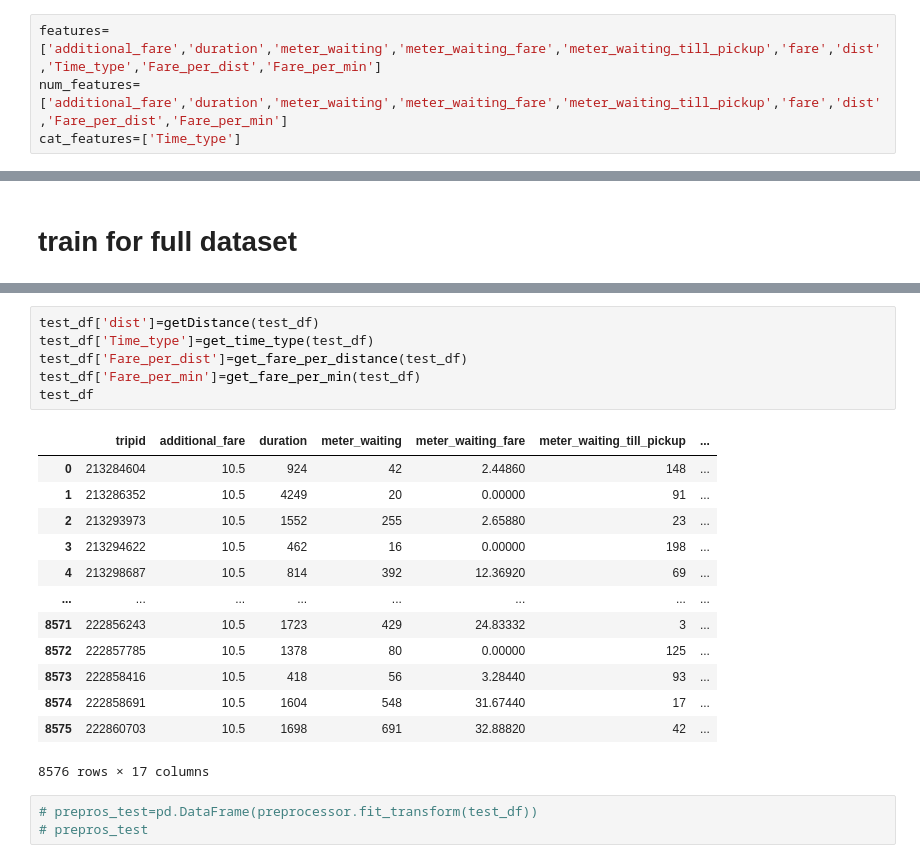
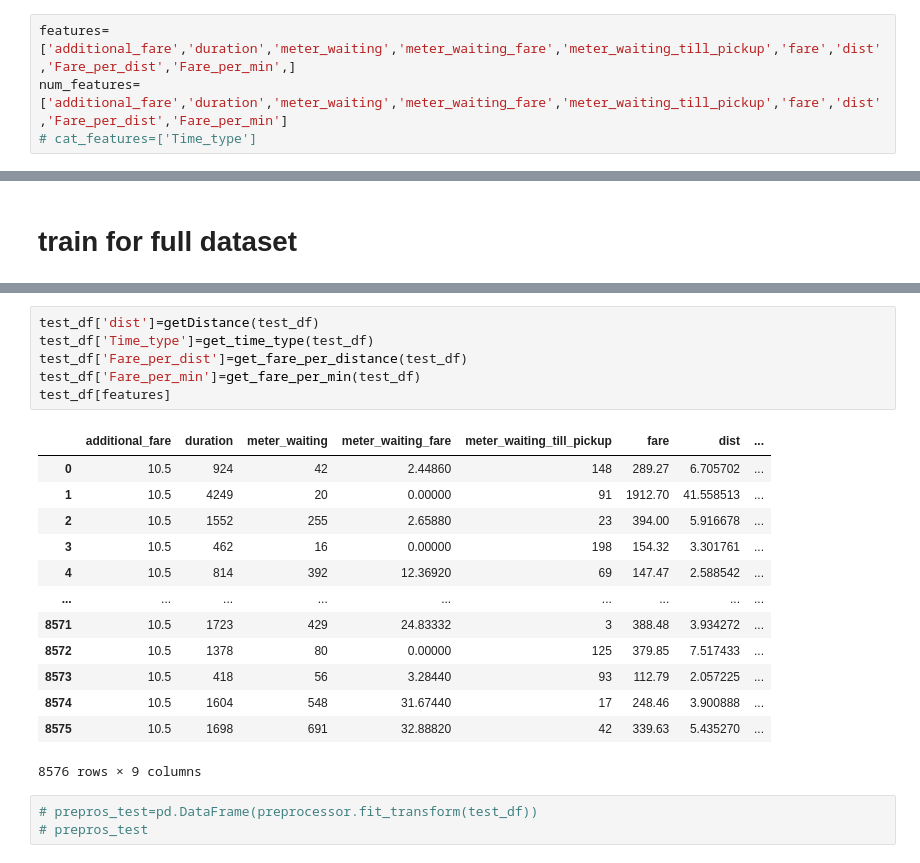
Before and after one commit to Dhananjana97/ML-Ride-Fair, a Jupyter notebook: fare_per_dist,time_type.ipynb, the cells around one changed output, grey strips where cells are left out. Cells and saved outputs as stored; diff of their text form.

```diff
--- a/fare_per_dist,time_type.ipynb
+++ b/fare_per_dist,time_type.ipynb
@@ -371,9 +371,9 @@ features_df
 # %% [markdown]
 # Define featues
 # %%
-features=['additional_fare','duration','meter_waiting','meter_waiting_fare','meter_waiting_till_pickup','fare','dist','Time_type','Fare_per_dist','Fare_per_min']
+features=['additional_fare','duration','meter_waiting','meter_waiting_fare','meter_waiting_till_pickup','fare','dist','Fare_per_dist','Fare_per_min',]
 num_features=['additional_fare','duration','meter_waiting','meter_waiting_fare','meter_waiting_till_pickup','fare','dist','Fare_per_dist','Fare_per_min']
-cat_features=['Time_type']
+# cat_features=['Time_type']
 # %%
 final_features_df=features_df[features]
 final_features_df
@@ -601,23 +654,23 @@ features
 # %%
 test_df['dist']=getDistance(test_df)
 test_df['Time_type']=get_time_type(test_df)
 test_df['Fare_per_dist']=get_fare_per_distance(test_df)
 test_df['Fare_per_min']=get_fare_per_min(test_df)
-test_df
+test_df[features]
 # %% [output]
-|  | tripid | additional_fare | duration | meter_waiting | meter_waiting_fare | meter_waiting_till_pickup | ... |
-| 0 | 213284604 | 10.5 | 924 | 42 | 2.44860 | 148 | ... |
-| 1 | 213286352 | 10.5 | 4249 | 20 | 0.00000 | 91 | ... |
-| 2 | 213293973 | 10.5 | 1552 | 255 | 2.65880 | 23 | ... |
-| 3 | 213294622 | 10.5 | 462 | 16 | 0.00000 | 198 | ... |
-| 4 | 213298687 | 10.5 | 814 | 392 | 12.36920 | 69 | ... |
-| ... | ... | ... | ... | ... | ... | ... | ... |
-| 8571 | 222856243 | 10.5 | 1723 | 429 | 24.83332 | 3 | ... |
-| 8572 | 222857785 | 10.5 | 1378 | 80 | 0.00000 | 125 | ... |
-| 8573 | 222858416 | 10.5 | 418 | 56 | 3.28440 | 93 | ... |
-| 8574 | 222858691 | 10.5 | 1604 | 548 | 31.67440 | 17 | ... |
-| 8575 | 222860703 | 10.5 | 1698 | 691 | 32.88820 | 42 | ... |
+|  | additional_fare | duration | meter_waiting | meter_waiting_fare | meter_waiting_till_pickup | fare | dist | ... |
+| 0 | 10.5 | 924 | 42 | 2.44860 | 148 | 289.27 | 6.705702 | ... |
+| 1 | 10.5 | 4249 | 20 | 0.00000 | 91 | 1912.70 | 41.558513 | ... |
+| 2 | 10.5 | 1552 | 255 | 2.65880 | 23 | 394.00 | 5.916678 | ... |
+| 3 | 10.5 | 462 | 16 | 0.00000 | 198 | 154.32 | 3.301761 | ... |
+| 4 | 10.5 | 814 | 392 | 12.36920 | 69 | 147.47 | 2.588542 | ... |
+| ... | ... | ... | ... | ... | ... | ... | ... | ... |
+| 8571 | 10.5 | 1723 | 429 | 24.83332 | 3 | 388.48 | 3.934272 | ... |
+| 8572 | 10.5 | 1378 | 80 | 0.00000 | 125 | 379.85 | 7.517433 | ... |
+| 8573 | 10.5 | 418 | 56 | 3.28440 | 93 | 112.79 | 2.057225 | ... |
+| 8574 | 10.5 | 1604 | 548 | 31.67440 | 17 | 248.46 | 3.900888 | ... |
+| 8575 | 10.5 | 1698 | 691 | 32.88820 | 42 | 339.63 | 5.435270 | ... |
-8576 rows × 17 columns
+8576 rows × 9 columns
 # %%
 # prepros_test=pd.DataFrame(preprocessor.fit_transform(test_df))
 # prepros_test
```
Also changed, not shown: parts of 23 cells of this notebook.
